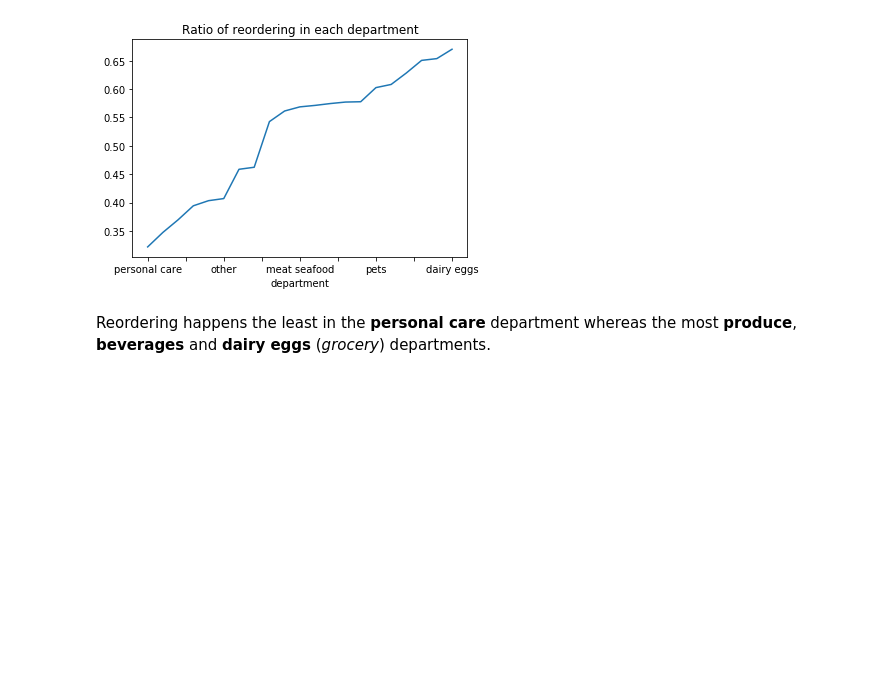
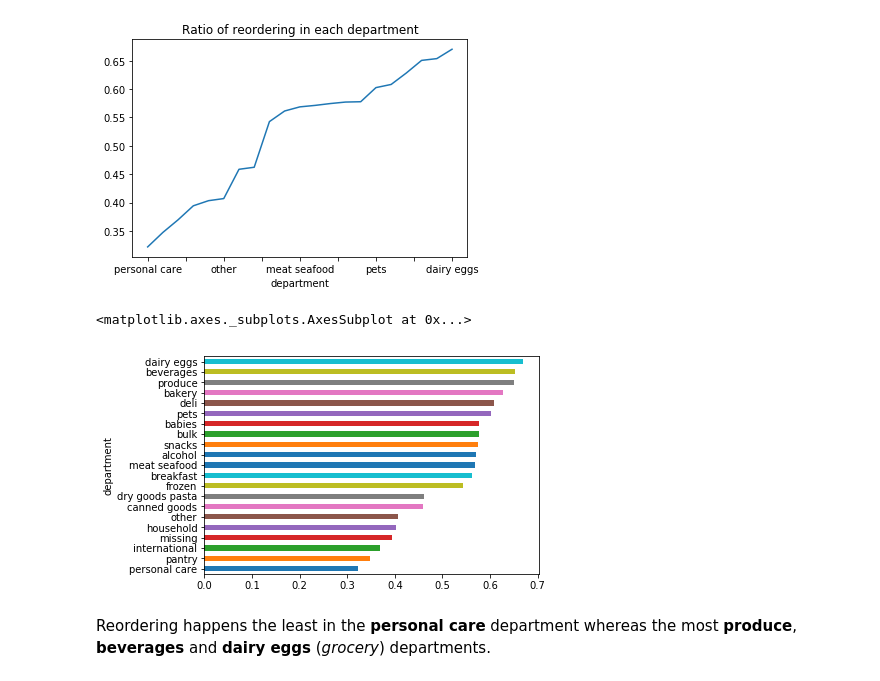
Before and after one commit to gulsedaunal/Instacart, a Jupyter notebook: Instacart.ipynb, the cells around one changed output. Cells and saved outputs as stored; diff of their text form; code cells hidden in the pictures; blank space fills up the shorter version.

Commit message:
barh

```diff
--- a/Instacart.ipynb
+++ b/Instacart.ipynb
@@ -672,6 +672,11 @@ dairy eggs         0.670161
 Name: reordered, dtype: float64
 [figure]
 [figure]
+# %%
+dep_reorders.sort_values().plot.barh()
+# %% [output]
+<matplotlib.axes._subplots.AxesSubplot at 0x...>
+[figure, added]
 # %% [markdown]
 Reordering happens the least in the **personal care** department whereas the most **produce**, **beverages** and **dairy eggs** (*grocery*) departments.
 # %%
```
